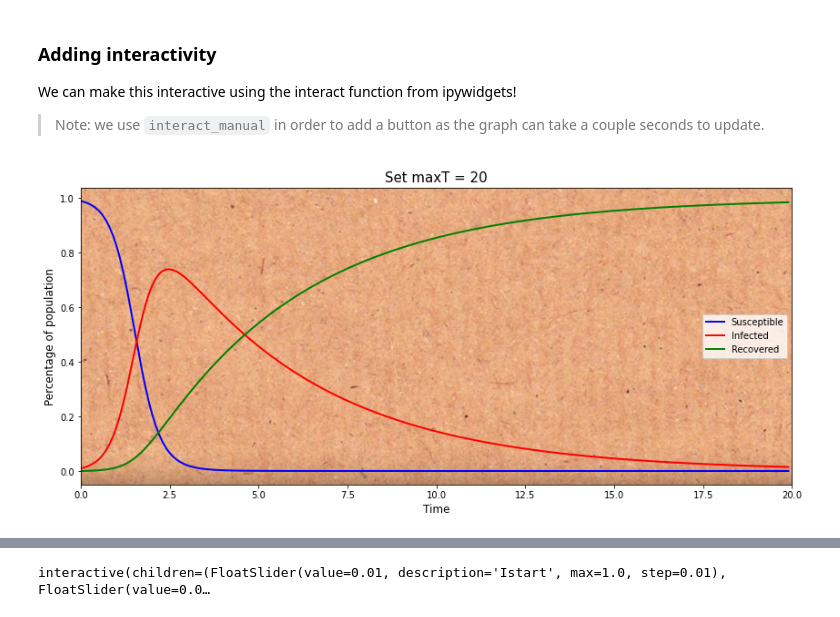
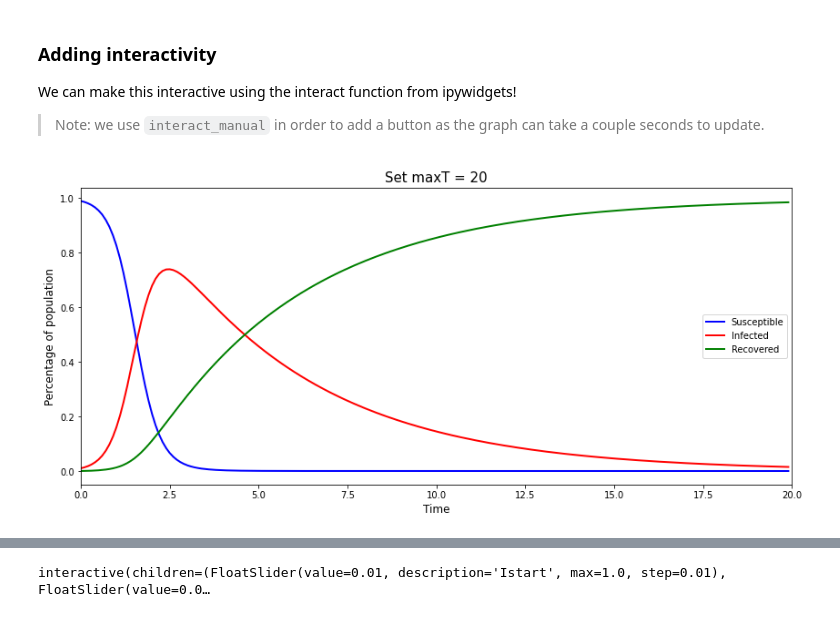
Before and after one commit to john-sandall/numberphile, a Jupyter notebook: notebooks/The_Coronavirus_Curve-interactive.ipynb, the cells around one changed output, grey strips where cells are left out. Drawn from its saved outputs; the diff is of its cells as text; code cells hidden in the pictures.

```diff
--- a/notebooks/The_Coronavirus_Curve-interactive.ipynb
+++ b/notebooks/The_Coronavirus_Curve-interactive.ipynb
@@ -439,7 +439,7 @@ def solve_and_plot(
         t_eval=np.arange(0, maxT, 0.1),
         y0=[Sstart, Istart, Rstart],
     )
-    background = mpimg.imread("numberphile_background.jpg")
+    #     background = mpimg.imread("numberphile_background.jpg")
 
     def plot_curves(solution, xlim=[0, 10], title=None, add_background=True):
         """Helper function that takes a solution and optionally visualises it
@@ -455,41 +455,42 @@ def solve_and_plot(
             matplotlib graph of SIR model curves.
 
         Examples:
 
             >>> solution = solve_ivp(SIR, t_span=[0, maxT], t_eval=np.arange(0, maxT, 0.1),
                                      y0=[Sstart, Istart, Rstart])
             >>> plot_curves(solution, title="The SIR Model of disease spread")
         """
         # Set up plot
         fig, ax = plt.subplots(figsize=(14, 6))
         plt.title(title, fontsize=15)
         plt.xlabel("Time", fontsize=12)
         plt.ylabel("Percentage of population", fontsize=12)
         # Create DataFrame
         df = pd.DataFrame(
             solution.y.T,
             columns=["Susceptible", "Infected", "Recovered"],
             index=solution.t,
         )
         # Make the plot
         plot = df.plot(color=["blue", "red", "green"], lw=2, ax=ax)
         plot.set_xlim(xlim[0], xlim[1])
         # Add background?
-        if add_background:
-            plot.imshow(
-                background,
-                aspect=plot.get_aspect(),
-                extent=plot.get_xlim() + plot.get_ylim(),
-                zorder=1,
-            )
+
+    #         if add_background:
+    #             plot.imshow(
+    #                 background,
+    #                 aspect=plot.get_aspect(),
+    #                 extent=plot.get_xlim() + plot.get_ylim(),
+    #                 zorder=1,
+    #             )
 
     plot_curves(solution, xlim=[0, maxT], title=title, add_background=add_background)
 
 
 # Let's set maxT to 20 to see how things pan out
 solve_and_plot(maxT=20, title="Set maxT = 20")
 # %% [output]
-[figure, old version]
+[figure, new version]
 [interactive output not drawn]
 # %%
 interact_manual(
```
Also changed, not shown: 1 other file.
